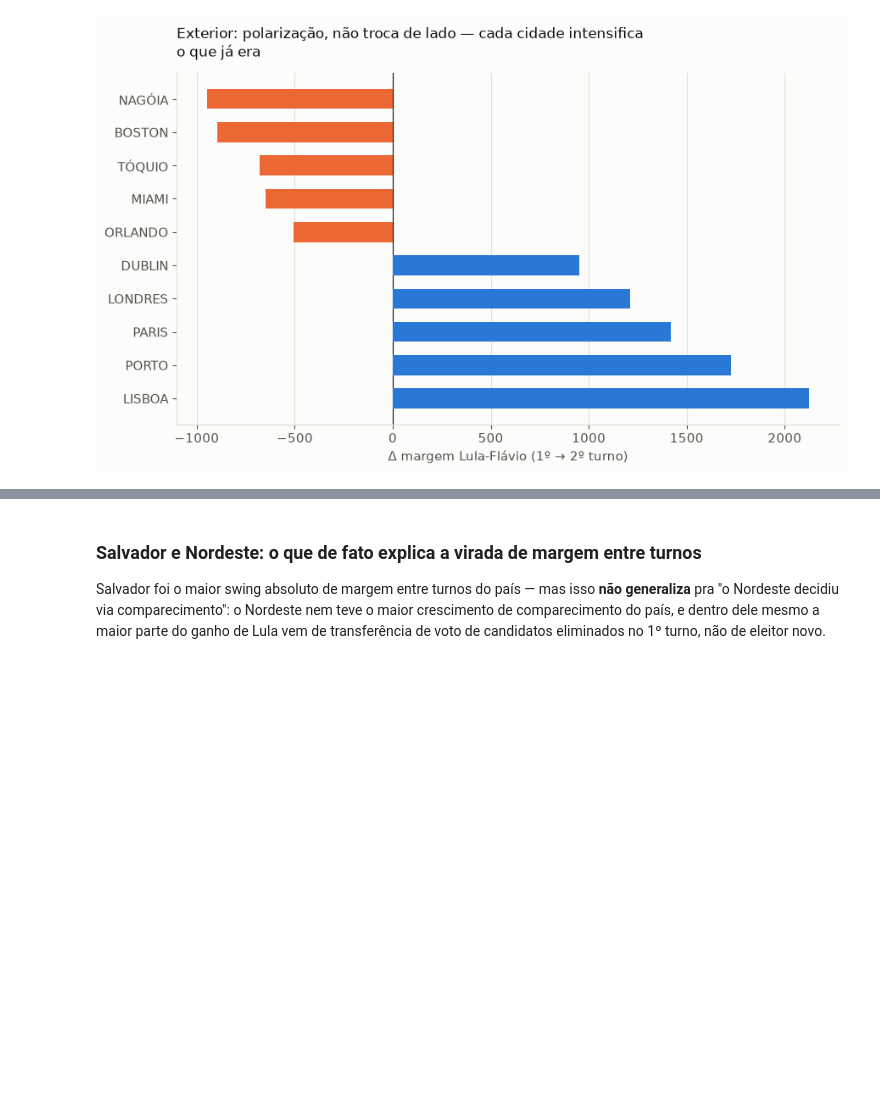
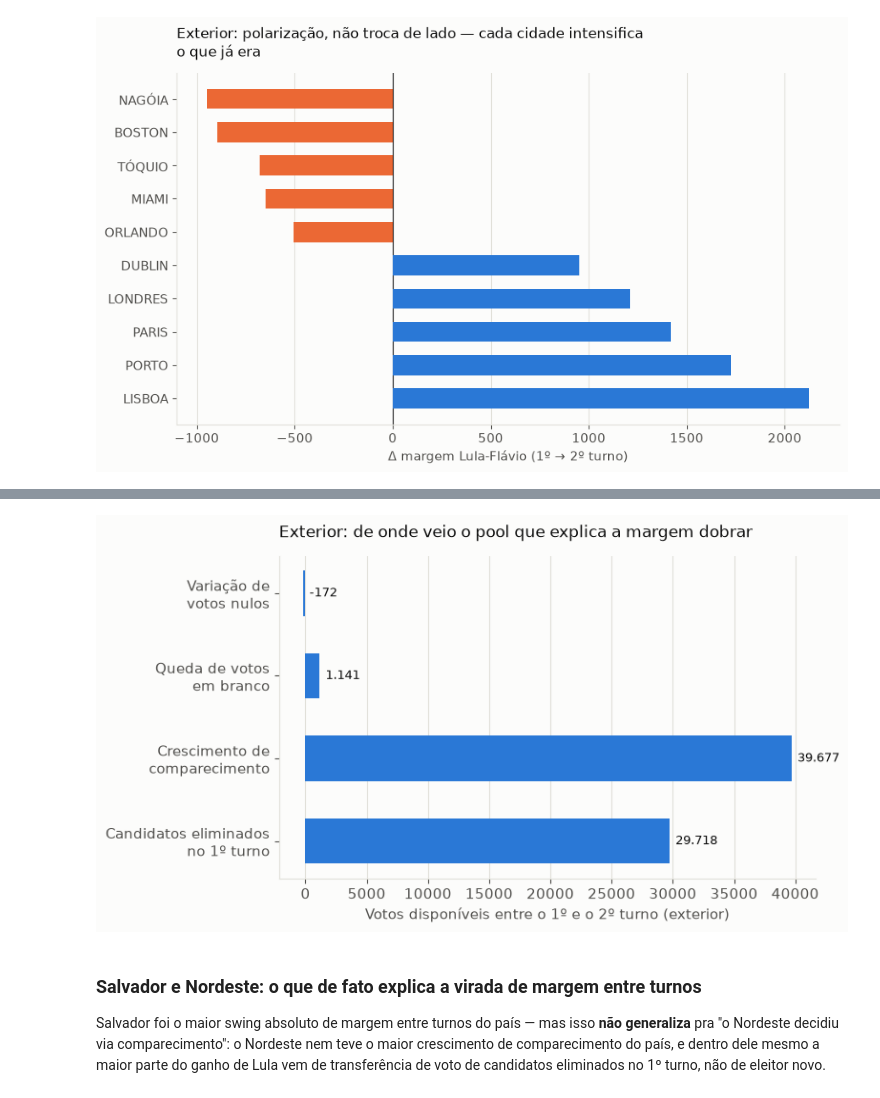
Before and after one commit to fsegall/eleicoes-2026-checagem, a Jupyter notebook: notebooks/01_eleicoes_2026_presidente.ipynb, the cells around one changed output, grey strips where cells are left out. Drawn from its saved outputs; the diff is of its cells as text; code cells hidden in the pictures; blank space fills up the shorter version.

```diff
--- a/notebooks/01_eleicoes_2026_presidente.ipynb
+++ b/notebooks/01_eleicoes_2026_presidente.ipynb
@@ -700,3 +704,49 @@ plt.show()
+# %%
+tot_1t_zz = con.sql(f"""
+    SELECT NM_VOTAVEL, SUM(QT_VOTOS) AS votos
+    FROM read_csv('{CSV_PATH}', delim=';', encoding='latin1', header=True)
+    WHERE SG_UF='ZZ' AND NR_TURNO = 1 GROUP BY NM_VOTAVEL
+""").df()
+
+lula_1t_zz = tot_1t_zz[tot_1t_zz.NM_VOTAVEL.str.contains("LULA")]['votos'].sum()
+flavio_1t_zz = tot_1t_zz[tot_1t_zz.NM_VOTAVEL.str.contains("BOLSONARO")]['votos'].sum()
+nulo_1t_zz = tot_1t_zz[tot_1t_zz.NM_VOTAVEL == "VOTO NULO"]['votos'].sum()
+branco_1t_zz = tot_1t_zz[tot_1t_zz.NM_VOTAVEL == "VOTO BRANCO"]['votos'].sum()
+outros_1t_zz = tot_1t_zz['votos'].sum() - lula_1t_zz - flavio_1t_zz - nulo_1t_zz - branco_1t_zz
+
+nulo_2t_zz = ext_comp.set_index('NR_TURNO')['total_votos'][2] - ext_votos(2,"LULA") - ext_votos(2,"BOLSONARO")
+# nulo e branco 2T exterior, direto da fonte
+tot_2t_zz = con.sql(f"""
+    SELECT NM_VOTAVEL, SUM(QT_VOTOS) AS votos
+    FROM read_csv('{CSV_PATH}', delim=';', encoding='latin1', header=True)
+    WHERE SG_UF='ZZ' AND NR_TURNO = 2 GROUP BY NM_VOTAVEL
+""").df()
+nulo_2t_zz = tot_2t_zz[tot_2t_zz.NM_VOTAVEL == "VOTO NULO"]['votos'].sum()
+branco_2t_zz = tot_2t_zz[tot_2t_zz.NM_VOTAVEL == "VOTO BRANCO"]['votos'].sum()
+
+growth_zz = (ext_votos(2,"LULA") + ext_votos(2,"BOLSONARO") + nulo_2t_zz + branco_2t_zz) - \
+            (lula_1t_zz + flavio_1t_zz + nulo_1t_zz + branco_1t_zz + outros_1t_zz)
+
+pool_zz = {
+    "Candidatos eliminados\nno 1º turno": outros_1t_zz,
+    "Crescimento de\ncomparecimento": growth_zz,
+    "Queda de votos\nem branco": branco_1t_zz - branco_2t_zz,
+    "Variação de\nvotos nulos": nulo_1t_zz - nulo_2t_zz,
+}
+
+fig, ax = plt.subplots(figsize=(8, 4.5))
+labels_zz = list(pool_zz.keys())
+vals_zz = list(pool_zz.values())
+ax.barh(labels_zz, vals_zz, color=LULA, height=0.55, zorder=3)
+for i, v in enumerate(vals_zz):
+    ax.text(v + 500, i, f"{v:,.0f}".replace(",", "."), va="center", fontsize=9.5)
+ax.set_xlabel("Votos disponíveis entre o 1º e o 2º turno (exterior)")
+ax.set_title("Exterior: de onde veio o pool que explica a margem dobrar", fontsize=12.5, loc="left", pad=14)
+ax.grid(axis="y", visible=False)
+fig.tight_layout()
+plt.show()
+# %% [output]
+[figure, added]
 # %% [markdown]
 ### Salvador e Nordeste: o que de fato explica a virada de margem entre turnos
 
```
Also changed, not shown: parts of 2 cells of this notebook, 2 other files.
